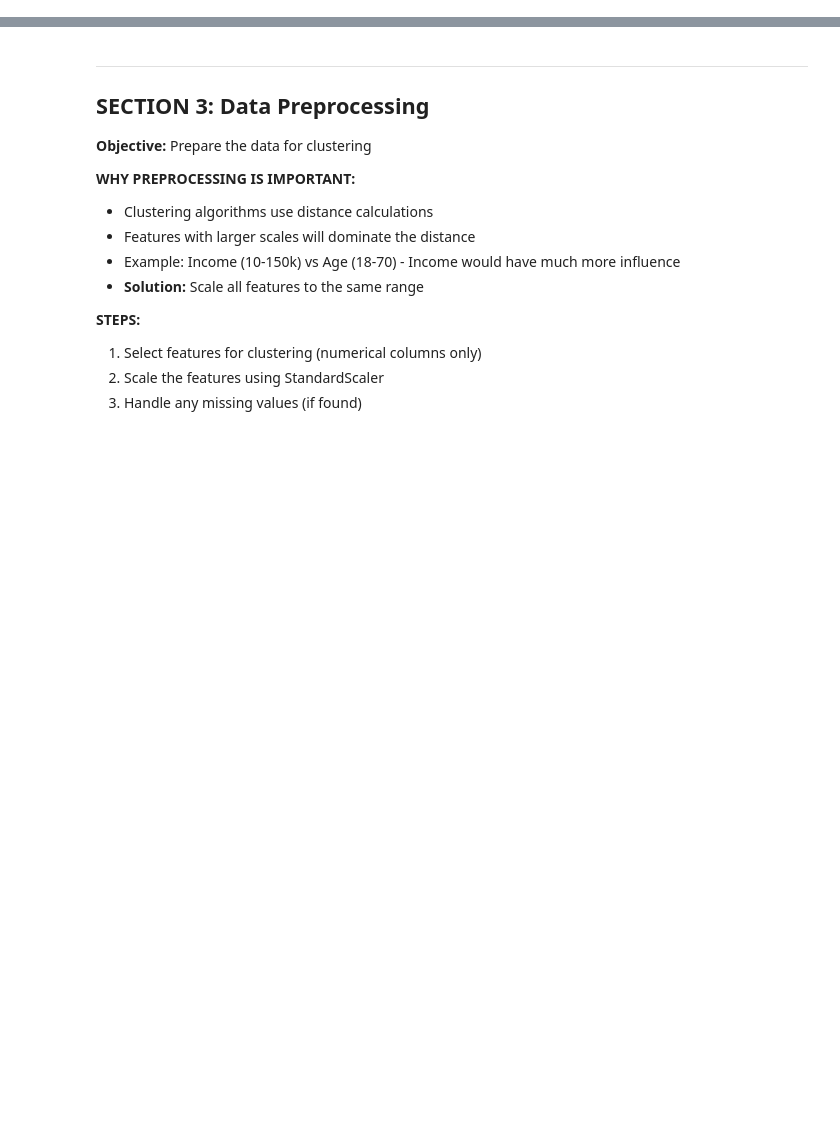
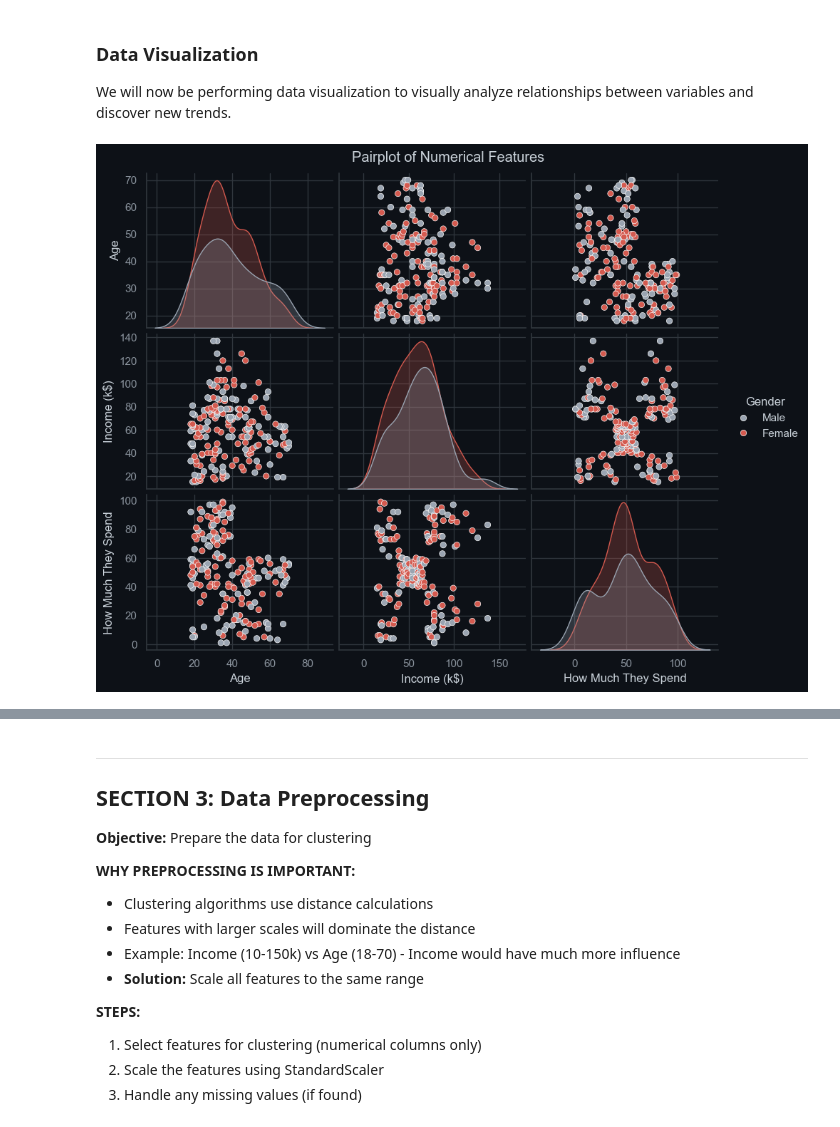
Before and after one commit to pufferfish3e/unsupervised-learning, a Jupyter notebook: CA2_PartA_Student_Template.ipynb, the cells around one changed output, grey strips where cells are left out. Cells and saved outputs as stored; diff of their text form; code cells hidden in the pictures; blank space fills up the shorter version.

```diff
--- a/CA2_PartA_Student_Template.ipynb
+++ b/CA2_PartA_Student_Template.ipynb
@@ -187,0 +249,10 @@ Write your observations here (examples to guide you):
+# %% [markdown]
+### Data Visualization
+
+We will now be performing data visualization to visually analyze relationships between variables and discover new trends.
+# %%
+pp = sns.pairplot(df.drop(columns=['CustomerID']), hue='Gender',aspect=1.2, palette=[color_palette[6], color_palette[4]])
+pp.figure.suptitle("Pairplot of Numerical Features", y=1.02)
+plt.show()
+# %% [output]
+[figure, added]
```
Also changed, not shown: parts of 79 cells of this notebook, 2 other files.
